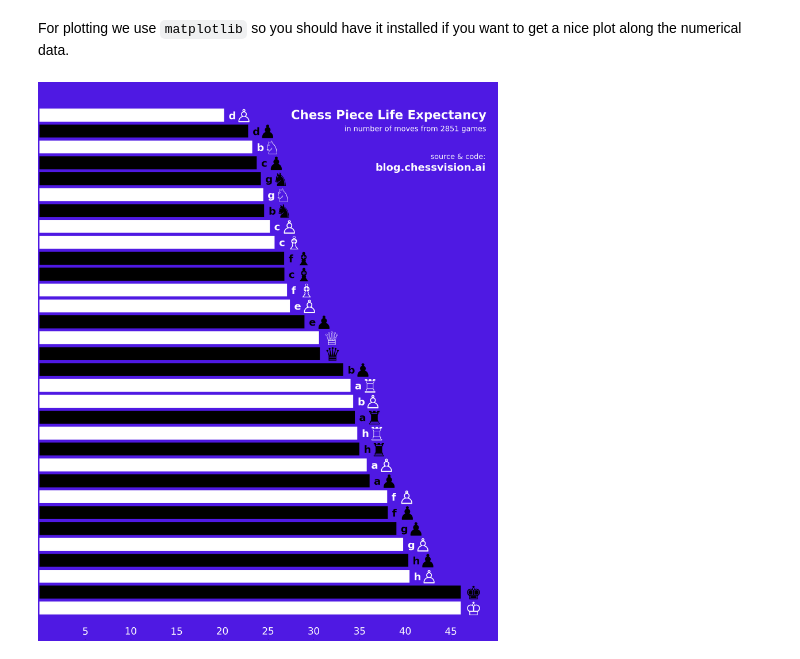
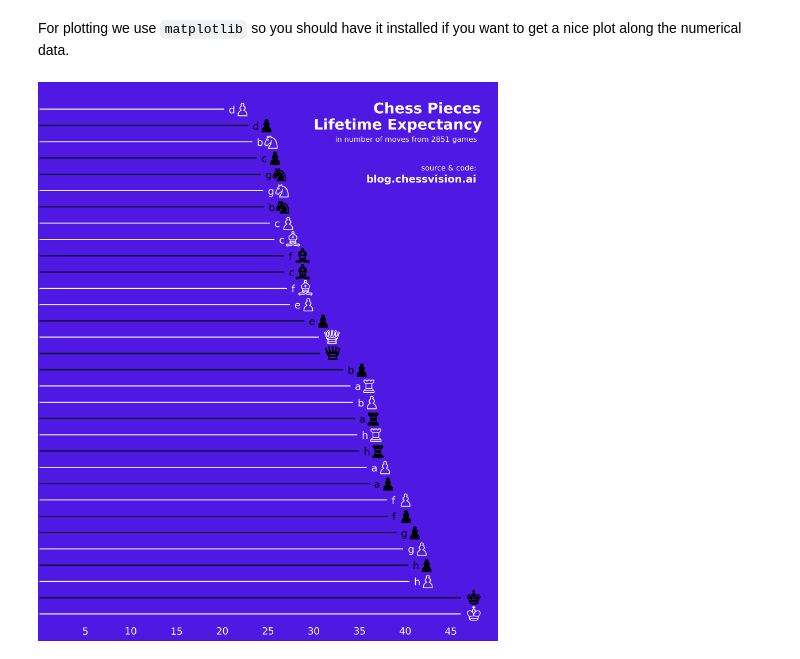
Before and after one commit to chessvision-ai/chess-pieces-lifetime-expectancy, a Jupyter notebook: lifetime_expectancy.ipynb, the cells around one changed output. Cells and saved outputs as stored; diff of their text form; code cells hidden in the pictures.

Commit message:
Improve plotting

```diff
--- a/lifetime_expectancy.ipynb
+++ b/lifetime_expectancy.ipynb
@@ -237,52 +237,53 @@ For plotting we use `matplotlib` so you should have it installed if you want to
 # %%
 import matplotlib
 import matplotlib.pyplot as plt
-import matplotlib.font_manager as fm
-from matplotlib import rcParams
 
-plt.rcParams['font.family'] = 'FreeSerif'
-
-# we should use font that supports chess pieces in UTF-8
-# plt.rcParams['font.sans-serif'] = ['DejaVu Sans']
+plt.rcParams['font.family'] = ['DejaVu Sans']
 
 fig, ax = plt.subplots(figsize=(40, 50))
 ax.set_frame_on(False)
 fig.set_facecolor('#4F19E3')
 ax.grid(False)
 ax.set_facecolor('#4F19E3')
 names = ["_".join(name) for name, _ in data_items]
 values = [val for _, val in data_items]
-barlist = plt.barh(names, values)
+barlist = plt.barh(names, values, height=0.05)
 for i, bar in enumerate(barlist):
     color, piece, square = names[i].split("_")
     bar.set_color(color)
 
 def piece_to_symbol(color, piece):
     name_offset = ["king", "queen", "rook", "bishop", "knight", "pawn"]
     color_offset = {"white": 0, "black": 6}
     return chr(9812 + name_offset.index(piece) + color_offset[color])
 
 for i, v in enumerate(values):
     color, piece, square = names[i].split("_")
-    offset = 0.5
+    h_offset = 0.5
     if piece not in ["king", "queen"]:
         file = square[0]
-        ax.text(v + offset, i - .25, str(file), color=color, fontsize=50, fontweight='bold')
-        offset += 0.75
+        ax.text(v + h_offset, i - .25, str(file), color=color, fontsize=50, fontweight='normal')
+        h_offset += 0.6
     text = piece_to_symbol(color, piece)
-    ax.text(v + offset, i - .45, text, color=color, fontsize=90, fontweight='bold')
 
-ax.text(27.5, 30.75, "Chess Piece Life Expectancy", color='white', fontsize=60, fontweight='bold')
-ax.text(33.35, 30, "in number of moves from %d games" % len(res), color='white', fontsize=36, fontweight='normal')
-ax.text(42.75, 28.25, "source & code:", color='white', fontsize=36, fontweight='normal')
-ax.text(36.75, 27.5, "blog.chessvision.ai", color='white', fontsize=50, fontweight='bold')
+    # we should use font that supports chess pieces in UTF-8
+    # here, we use FreeSerif medium which has very nice pieces
+    # if you don't have it available on your system you can either download it
+    # or replace the fontfamily parameter in the below line with e.g. "DejaVu Sans"
+    ax.text(v + h_offset, i - .425, text, color=color, fontfamily='FreeSerif', fontsize=110, fontweight='medium')
+
+ax.text(36.5, 30.75, "Chess Pieces", color='white', fontsize=72, fontweight='bold')
+ax.text(30, 29.75, "Lifetime Expectancy", color='white', fontsize=72, fontweight='bold')
+ax.text(32.35, 29, "in number of moves from %d games" % len(res), color='white', fontsize=36, fontweight='normal')
+ax.text(41.75, 27.25, "source & code:", color='white', fontsize=36, fontweight='normal')
+ax.text(35.75, 26.5, "blog.chessvision.ai", color='white', fontsize=50, fontweight='bold')
 ax.set_yticks([])
 ax.set_xticks([5, 10, 15, 20, 25, 30, 35, 40, 45])
 ax.tick_params(axis="x", direction="in", pad=-62)
 
 plt.xlim(0, 50)
 plt.xticks(fontsize=48, color='white', fontweight='normal')
 plt.show()
-fig.savefig('temp.png', dpi=fig.dpi, facecolor=fig.get_facecolor(), edgecolor='none', bbox_inches='tight')
+fig.savefig('plot.png', dpi=fig.dpi, facecolor=fig.get_facecolor(), edgecolor='none', bbox_inches='tight')
 # %% [output]
-[figure, old version]
+[figure, new version]
```
Also changed, not shown: parts of 1 cell of this notebook.
